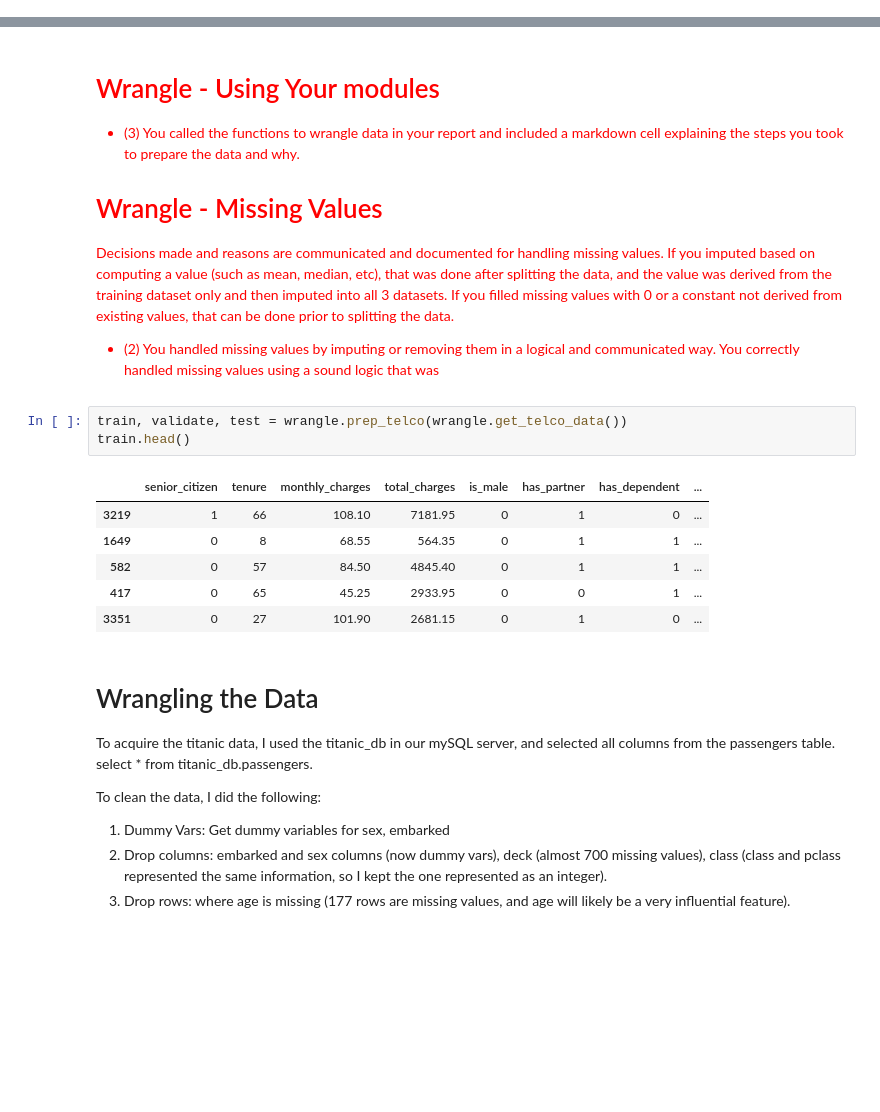
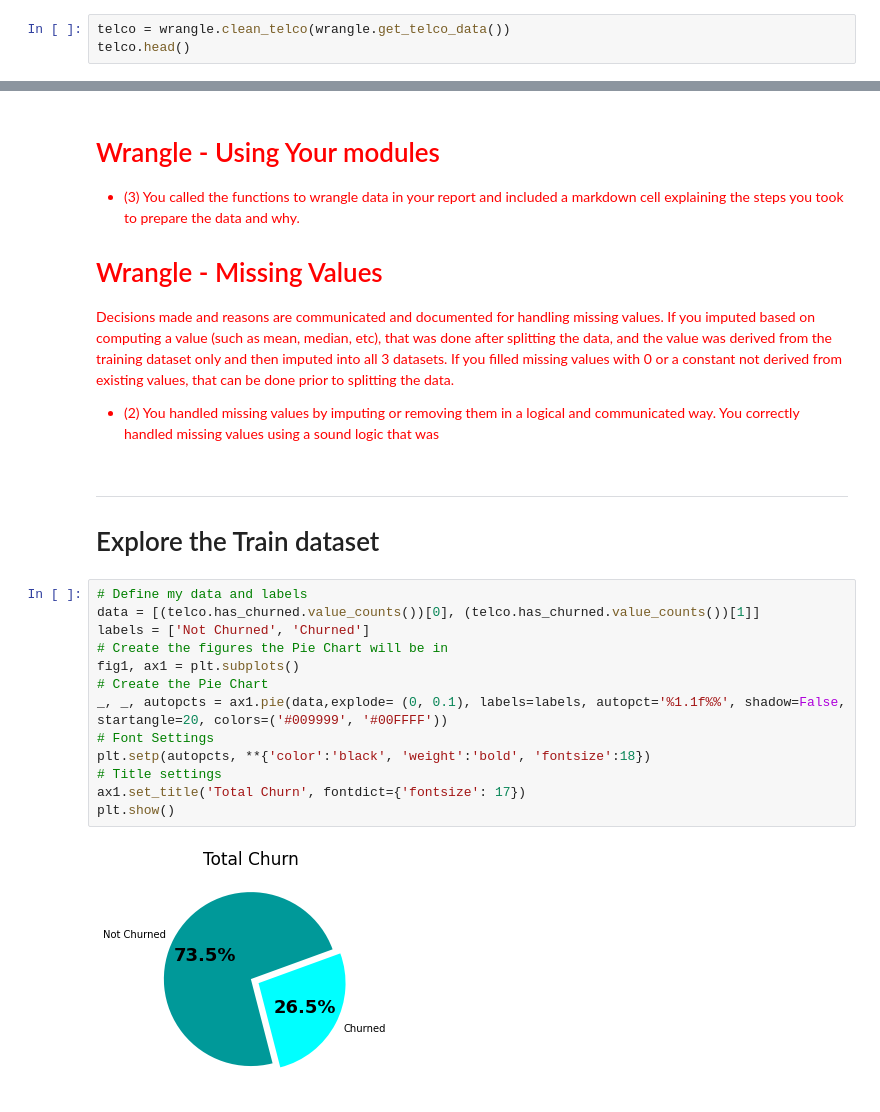
Before and after one commit to JeanetteSchulz/Classification_Project, a Jupyter notebook: Report Draft.ipynb, the cells around one changed output, grey strips where cells are left out. Cells and saved outputs as stored; diff of their text form; blank space fills up the shorter version.

Commit message:
added Charts and Models

```diff
--- a/Report Draft.ipynb
+++ b/Report Draft.ipynb
@@ -70,0 +118,3 @@ pd.set_option('display.max_columns', None)
+# %%
+telco = wrangle.clean_telco(wrangle.get_telco_data())
+telco.head()
@@ -79,22 +136,22 @@ Decisions made and reasons are communicated and documented for handling missing
 - (2) You handled missing values by imputing or removing them in a logical and communicated way. You correctly handled missing values using a sound logic that was
 
 </span>
-# %%
-train, validate, test = wrangle.prep_telco(wrangle.get_telco_data())
-train.head()
-# %% [output]
-|  | senior_citizen | tenure | monthly_charges | total_charges | is_male | has_partner | has_dependent | ... |
-| 3219 | 1 | 66 | 108.10 | 7181.95 | 0 | 1 | 0 | ... |
-| 1649 | 0 | 8 | 68.55 | 564.35 | 0 | 1 | 1 | ... |
-| 582 | 0 | 57 | 84.50 | 4845.40 | 0 | 1 | 1 | ... |
-| 417 | 0 | 65 | 45.25 | 2933.95 | 0 | 0 | 1 | ... |
-| 3351 | 0 | 27 | 101.90 | 2681.15 | 0 | 1 | 0 | ... |
-# %% [markdown]
-# Wrangling the Data
-To acquire the titanic data, I used the titanic_db in our mySQL server, and selected all columns from the passengers table. select * from titanic_db.passengers.
-
-To clean the data, I did the following:
-
-1. Dummy Vars: Get dummy variables for sex, embarked
-2. Drop columns: embarked and sex columns (now dummy vars), deck (almost 700 missing values), class (class and pclass represented the same information, so I kept the one represented as an integer).
-3. Drop rows: where age is missing (177 rows are missing values, and age will likely be a very influential feature).
+# %% [markdown]
+<hr style="border:2px solid blue"> </hr>
+
+# Explore the Train dataset
+# %%
+# Define my data and labels
+data = [(telco.has_churned.value_counts())[0], (telco.has_churned.value_counts())[1]]
+labels = ['Not Churned', 'Churned']
+# Create the figures the Pie Chart will be in
+fig1, ax1 = plt.subplots()
+# Create the Pie Chart
+_, _, autopcts = ax1.pie(data,explode= (0, 0.1), labels=labels, autopct='%1.1f%%', shadow=False, startangle=20, colors=('#009999', '#00FFFF'))
+# Font Settings
+plt.setp(autopcts, **{'color':'black', 'weight':'bold', 'fontsize':18})
+# Title settings
+ax1.set_title('Total Churn', fontdict={'fontsize': 17})
+plt.show()
+# %% [output]
+[figure, added]
```
Also changed, not shown: parts of 56 cells of this notebook.
